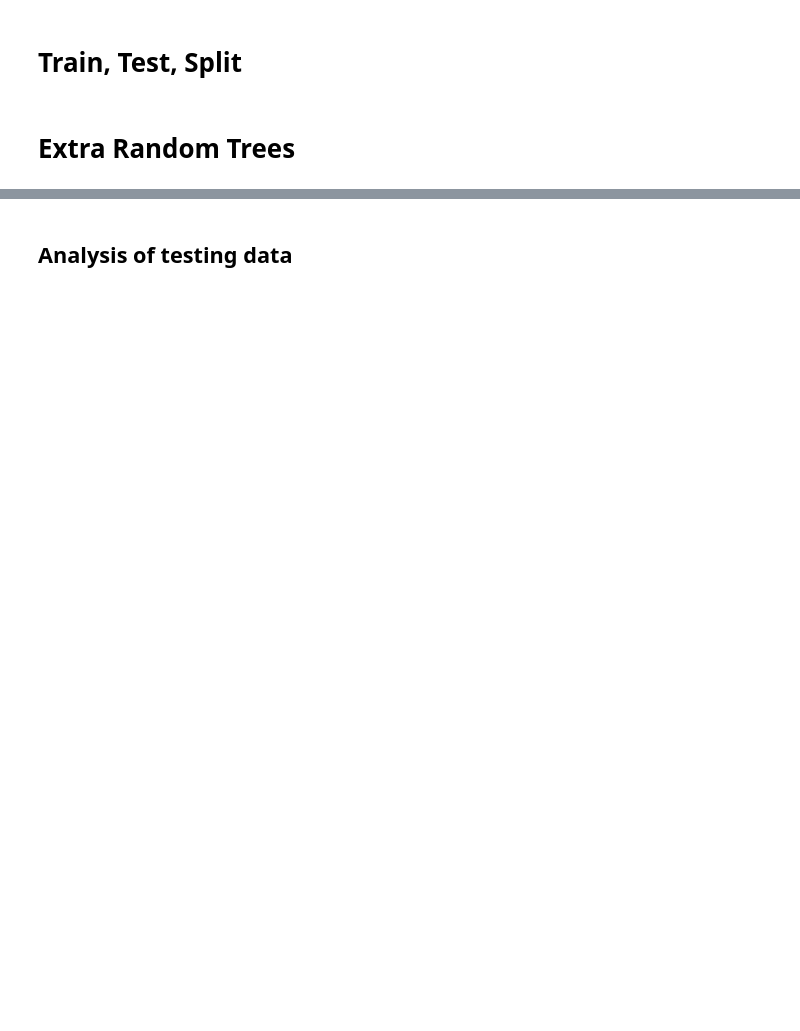
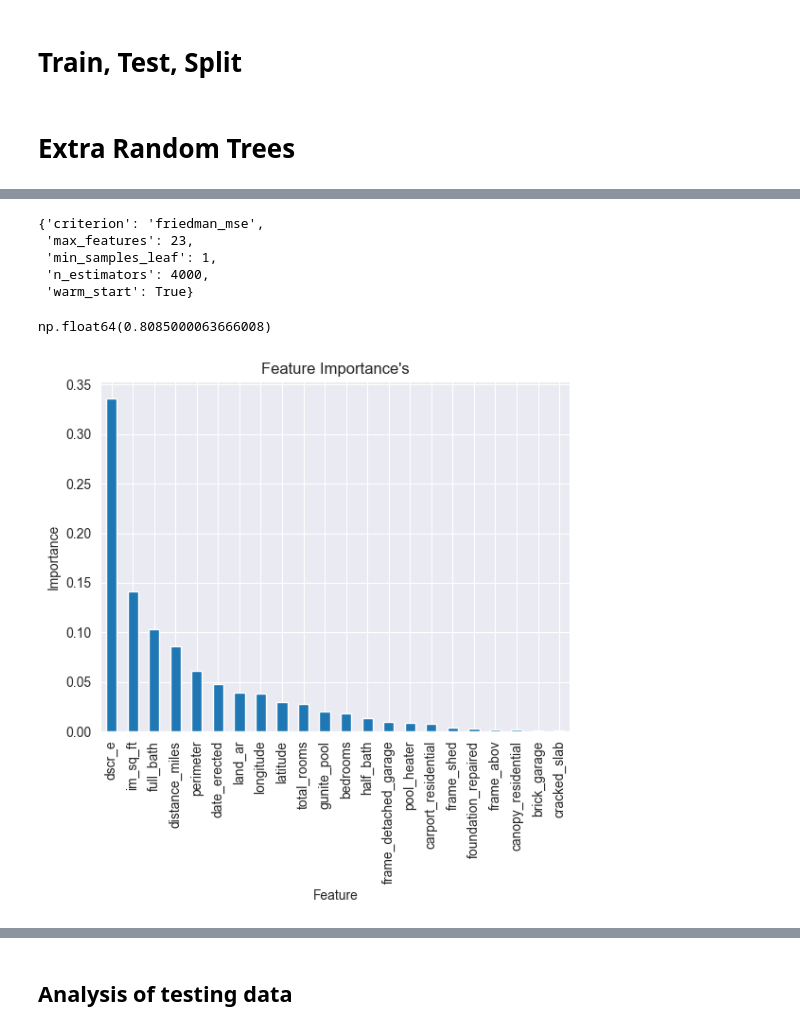
Before and after one commit to PorkChopExpress86/HouseProtestValues, a Jupyter notebook: HouseValues.ipynb, the cells around one changed output, grey strips where cells are left out. Drawn from its saved outputs; the diff is of its cells as text; code cells hidden in the pictures; blank space fills up the shorter version.

```diff
--- a/HouseValues.ipynb
+++ b/HouseValues.ipynb
@@ -177,7 +191,7 @@ x_train, x_test, y_train, y_test = train_test_split(
 # %% [markdown]
 # Extra Random Trees
 # %%
-etc = ExtraTreesRegressor(random_state=42, n_jobs=4)
+etr = ExtraTreesRegressor(random_state=42, n_jobs=4)
 param_grid = {
     "n_estimators": [100, 1000, 2500, 4000, 5000],
     "min_samples_leaf": [1],
@@ -185,5 +199,5 @@ param_grid = {
     "criterion": ["friedman_mse"],
     "warm_start": [True, False],
 }
-etc_cv = GridSearchCV(etc, param_grid, cv=5, n_jobs=4, scoring="r2")
-etc_cv.fit(x_train, y_train)
+etr_cv = GridSearchCV(etr, param_grid, cv=5, n_jobs=4, scoring="r2")
+etr_cv.fit(x_train, y_train)
@@ -190,22 +212,32 @@ etc_cv.fit(x_train, y_train)
 # %%
-etc_cv.best_params_
+etr_cv.best_params_
+# %% [output]
+{'criterion': 'friedman_mse',
+ 'max_features': 23,
+ 'min_samples_leaf': 1,
+ 'n_estimators': 4000,
+ 'warm_start': True}
 # %%
-etc_cv.best_score_
+etr_cv.best_score_
+# %% [output]
+np.float64(0.8085000063666008)
 # %%
 feature_names = [f"{i}" for i in X.columns]
-best_model = etc_cv.best_estimator_
+best_model = etr_cv.best_estimator_
 feature_importances = best_model.feature_importances_
 
 # Rank the features by importance
 importance_df = pd.DataFrame({
     'Feature': feature_names,
     'Importance': feature_importances
 }).sort_values(by='Importance', ascending=False)
 
 # Graph the importance of the features
 importance_df.plot(kind='bar', x='Feature', y='Importance', legend=False)
 plt.title("Feature Importance's")
 plt.ylabel("Importance")
 plt.xlabel("Feature")
 plt.show()
+# %% [output]
+[figure, added]
 # %%
```
Also changed, not shown: parts of 37 cells of this notebook.
